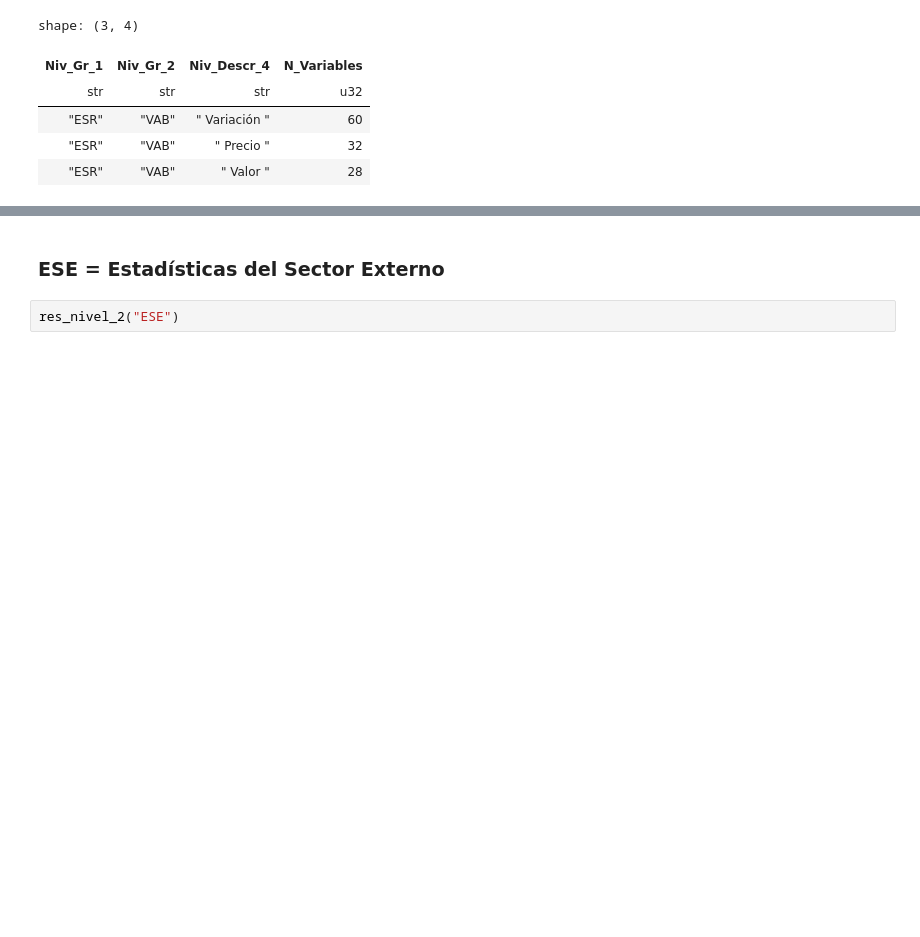
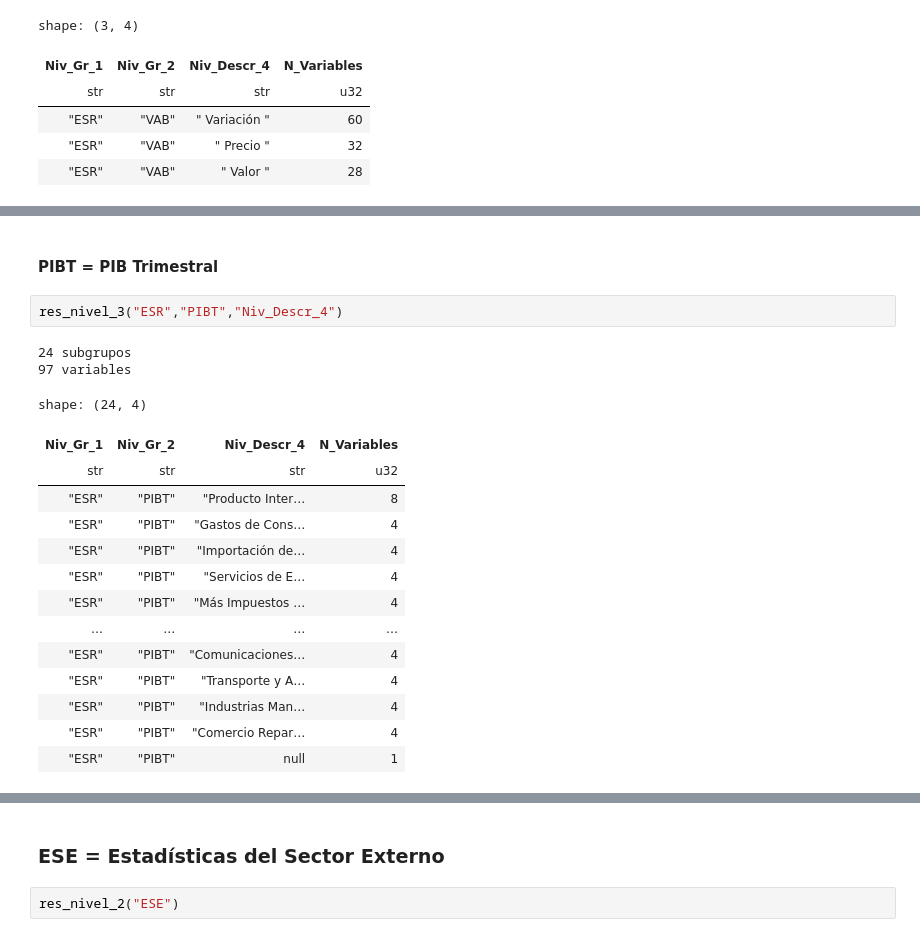
Before and after one commit to ElvisCasco/BCH_Webpage, a Jupyter notebook: BCH_API.ipynb, the cells around one changed output, grey strips where cells are left out. Drawn from its saved outputs; the diff is of its cells as text; blank space fills up the shorter version.

```diff
--- a/BCH_API.ipynb
+++ b/BCH_API.ipynb
@@ -690,0 +708,21 @@ shape: (3, 4)
+# %% [markdown]
+#### PIBT = PIB Trimestral
+# %%
+res_nivel_3("ESR","PIBT","Niv_Descr_4")
+# %% [output]
+24 subgrupos
+97 variables
+shape: (24, 4)
+| Niv_Gr_1 | Niv_Gr_2 | Niv_Descr_4 | N_Variables |
+| str | str | str | u32 |
+| "ESR" | "PIBT" | "Producto Inter… | 8 |
+| "ESR" | "PIBT" | "Gastos de Cons… | 4 |
+| "ESR" | "PIBT" | "Importación de… | 4 |
+| "ESR" | "PIBT" | "Servicios de E… | 4 |
+| "ESR" | "PIBT" | "Más Impuestos … | 4 |
+| … | … | … | … |
+| "ESR" | "PIBT" | "Comunicaciones… | 4 |
+| "ESR" | "PIBT" | "Transporte y A… | 4 |
+| "ESR" | "PIBT" | "Industrias Man… | 4 |
+| "ESR" | "PIBT" | "Comercio Repar… | 4 |
+| "ESR" | "PIBT" | null | 1 |
```
Also changed, not shown: parts of 59 cells of this notebook, 4 other files.
